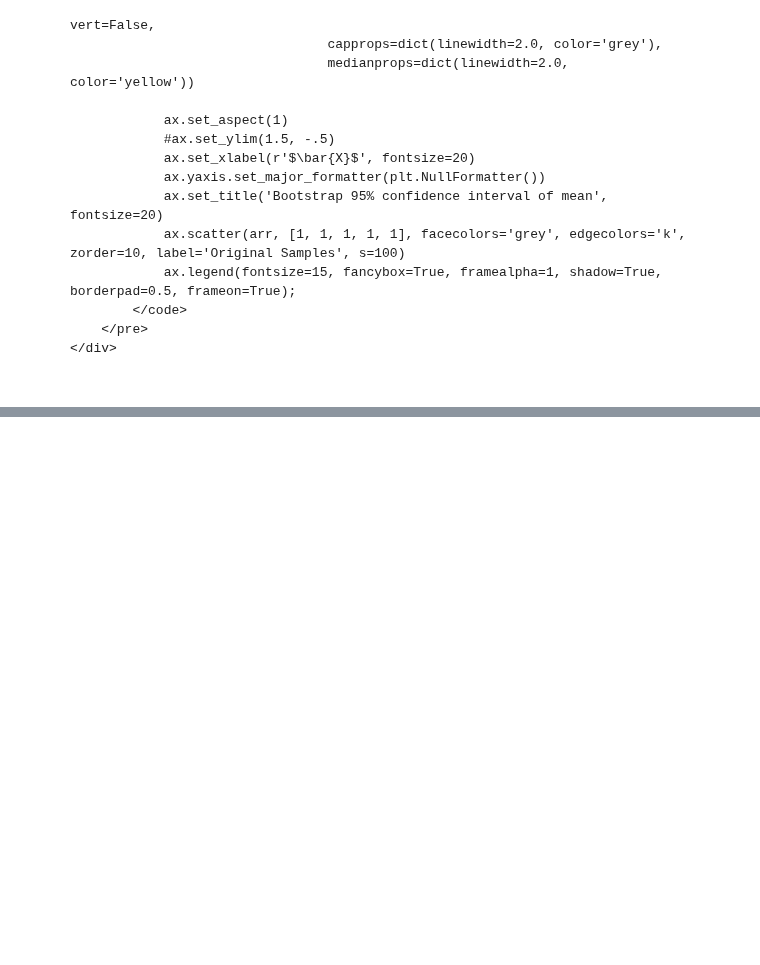
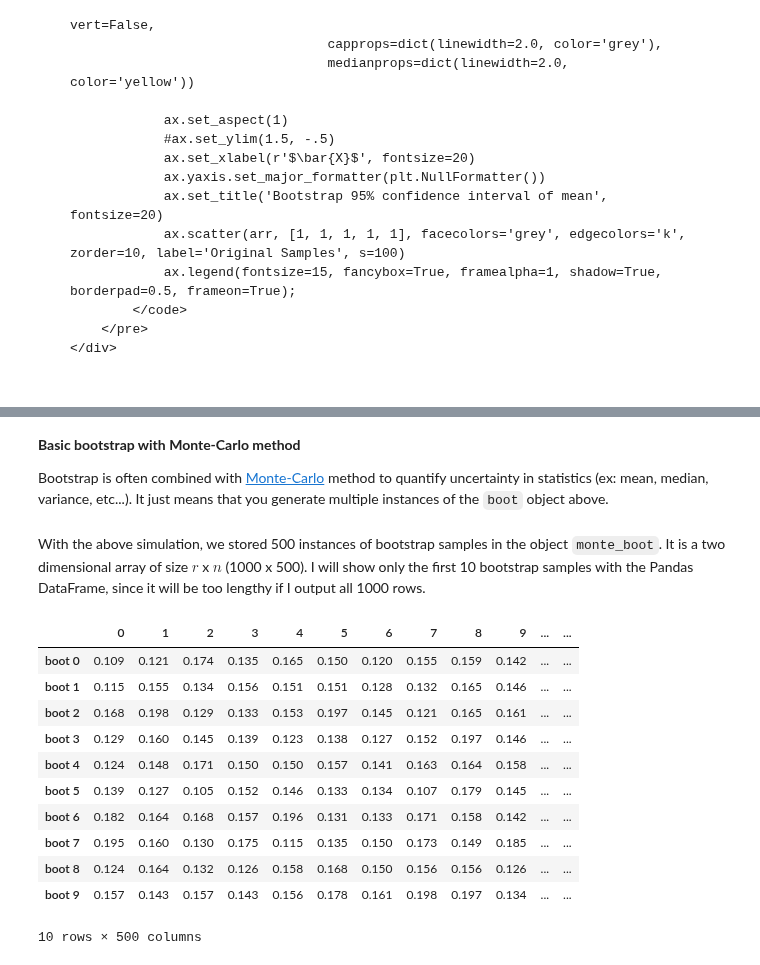
Before and after one commit to aegis4048/aegis4048.github.io, a Jupyter notebook: downloads/notebooks/confidence_interval.ipynb, the cells around one changed output, grey strips where cells are left out. Drawn from its saved outputs; the diff is of its cells as text; code cells hidden in the pictures; blank space fills up the shorter version.

Commit message:
bootstrap v2

```diff
--- a/downloads/notebooks/confidence_interval.ipynb
+++ b/downloads/notebooks/confidence_interval.ipynb
@@ -1759,0 +1778,6 @@ Please note that there is a humongous variety of the bootstrap procedures, each
+# %%
+# prepare original sample data
+
+np.random.seed(42)
+n = 500
+arr = np.random.normal(loc=0.15, scale=0.022, size=n)
@@ -1759,0 +1788,28 @@ Please note that there is a humongous variety of the bootstrap procedures, each
+# %% [markdown]
+**Basic bootstrap with Monte-Carlo method**
+
+Bootstrap is often combined with <a href="#monte-carlo">Monte-Carlo</a> method to quantify uncertainty in statistics (ex: mean, median, variance, etc...). It just means that you generate multiple instances of the <code>boot</code> object above.
+# %%
+# 100 monte-carlo bootstrapping
+
+r = 1000
+monte_boot = [np.random.choice(arr, len(arr)) for _ in range(r)]
+# %% [markdown]
+<div style="margin-top: -20px"></div>
+
+With the above simulation, we stored 500 instances of bootstrap samples in the object <code>monte_boot</code>. It is a two dimensional array of size $r$ x $n$ (1000 x 500). I will show only the first 10 bootstrap samples with the Pandas DataFrame, since it will be too lengthy if I output all 1000 rows.
+# %%
+pd.DataFrame(monte_boot, index=['boot % s' % str(i) for i in range(r)]).head(10).round(3)
+# %% [output]
+|  | 0 | 1 | 2 | 3 | 4 | 5 | 6 | 7 | 8 | 9 | ... | ... |
+| boot 0 | 0.109 | 0.121 | 0.174 | 0.135 | 0.165 | 0.150 | 0.120 | 0.155 | 0.159 | 0.142 | ... | ... |
+| boot 1 | 0.115 | 0.155 | 0.134 | 0.156 | 0.151 | 0.151 | 0.128 | 0.132 | 0.165 | 0.146 | ... | ... |
+| boot 2 | 0.168 | 0.198 | 0.129 | 0.133 | 0.153 | 0.197 | 0.145 | 0.121 | 0.165 | 0.161 | ... | ... |
+| boot 3 | 0.129 | 0.160 | 0.145 | 0.139 | 0.123 | 0.138 | 0.127 | 0.152 | 0.197 | 0.146 | ... | ... |
+| boot 4 | 0.124 | 0.148 | 0.171 | 0.150 | 0.150 | 0.157 | 0.141 | 0.163 | 0.164 | 0.158 | ... | ... |
+| boot 5 | 0.139 | 0.127 | 0.105 | 0.152 | 0.146 | 0.133 | 0.134 | 0.107 | 0.179 | 0.145 | ... | ... |
+| boot 6 | 0.182 | 0.164 | 0.168 | 0.157 | 0.196 | 0.131 | 0.133 | 0.171 | 0.158 | 0.142 | ... | ... |
+| boot 7 | 0.195 | 0.160 | 0.130 | 0.175 | 0.115 | 0.135 | 0.150 | 0.173 | 0.149 | 0.185 | ... | ... |
+| boot 8 | 0.124 | 0.164 | 0.132 | 0.126 | 0.158 | 0.168 | 0.150 | 0.156 | 0.156 | 0.126 | ... | ... |
+| boot 9 | 0.157 | 0.143 | 0.157 | 0.143 | 0.156 | 0.178 | 0.161 | 0.198 | 0.197 | 0.134 | ... | ... |
+10 rows × 500 columns
```
Also changed, not shown: parts of 16 cells of this notebook, 28 other files.
